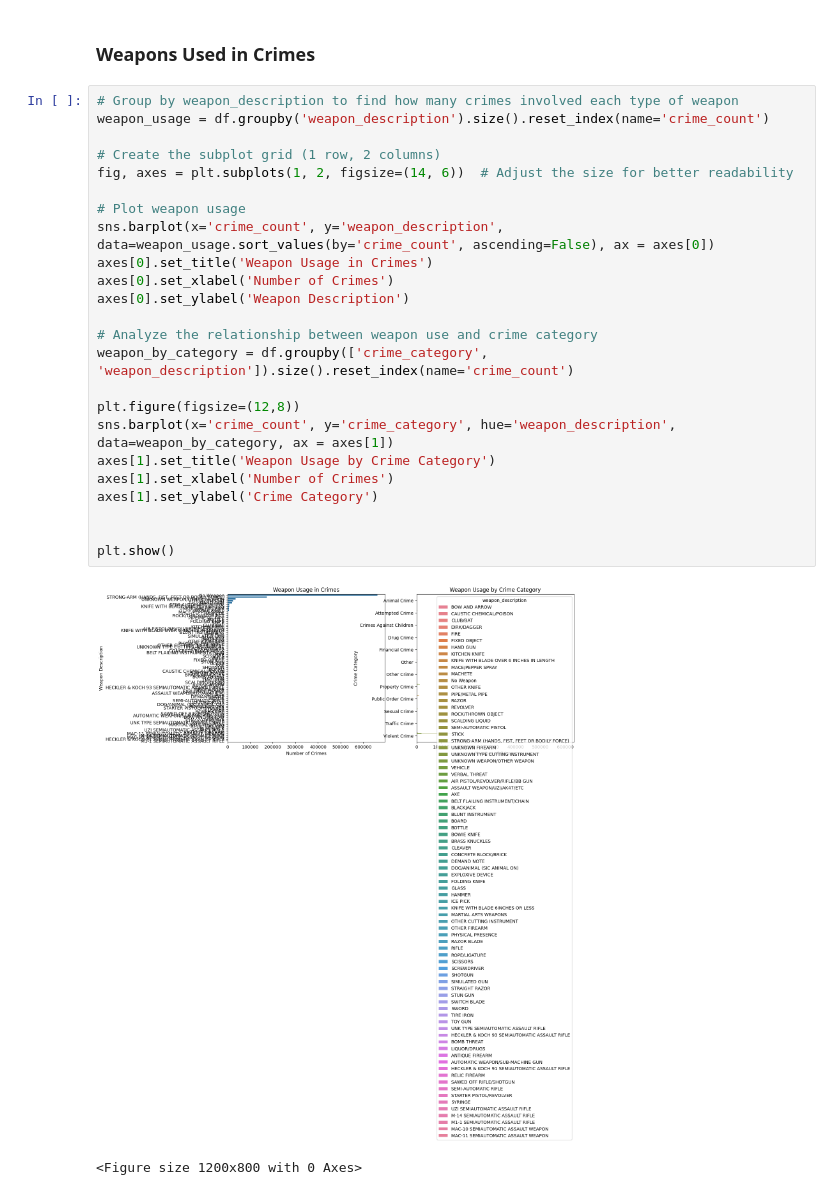
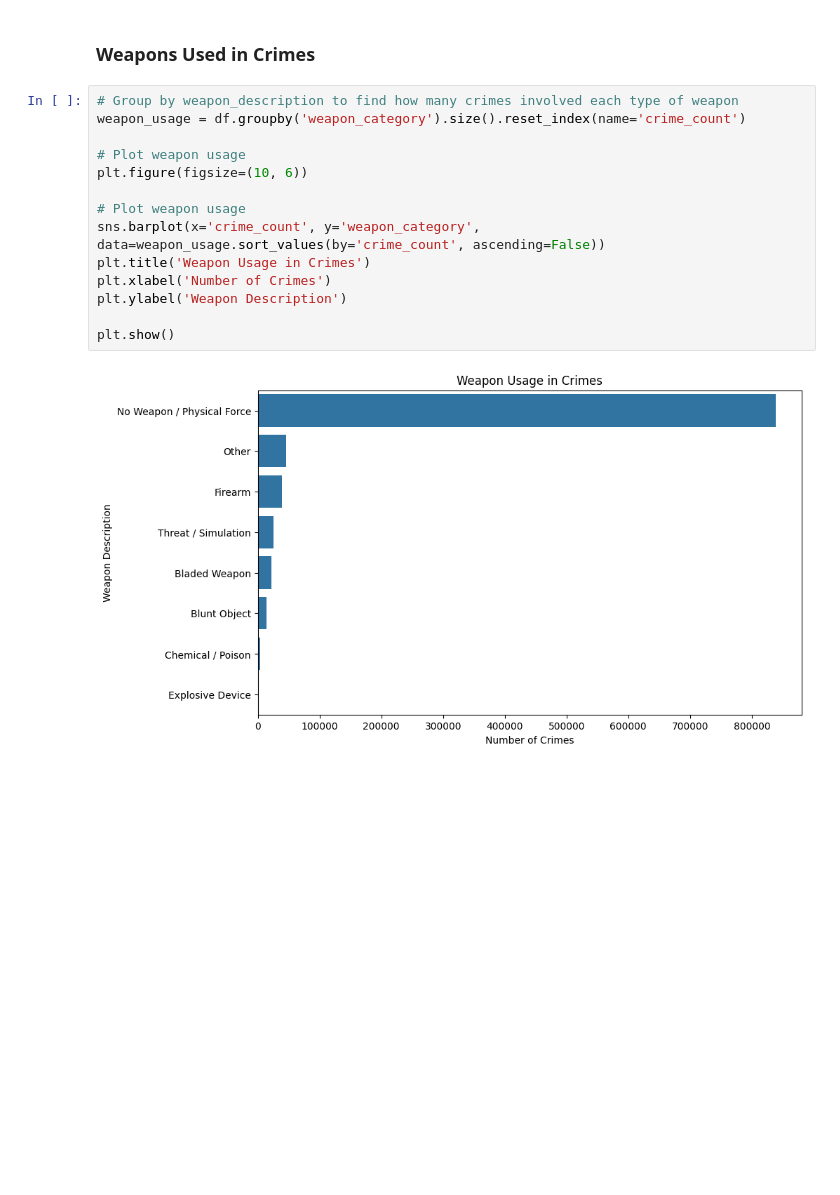
Before and after one commit to safoisgod/DataExploration, a Jupyter notebook: LAPD 2020 -2024 Crime Data Analysis/LAPD 2020 -2024 Crime Data Analysis.ipynb, the cells around one changed output. Saved outputs shown, nothing was run; the diff lists cells and outputs as text; blank space fills up the shorter version.

```diff
--- a/LAPD 2020 -2024 Crime Data Analysis/LAPD 2020 -2024 Crime Data Analysis.ipynb
+++ b/LAPD 2020 -2024 Crime Data Analysis/LAPD 2020 -2024 Crime Data Analysis.ipynb
@@ -646,28 +662,17 @@ plt.show()
 ### Weapons Used in Crimes
 # %%
 # Group by weapon_description to find how many crimes involved each type of weapon
-weapon_usage = df.groupby('weapon_description').size().reset_index(name='crime_count')
-
-# Create the subplot grid (1 row, 2 columns)
-fig, axes = plt.subplots(1, 2, figsize=(14, 6))  # Adjust the size for better readability
+weapon_usage = df.groupby('weapon_category').size().reset_index(name='crime_count')
 
 # Plot weapon usage
-sns.barplot(x='crime_count', y='weapon_description', data=weapon_usage.sort_values(by='crime_count', ascending=False), ax = axes[0])
-axes[0].set_title('Weapon Usage in Crimes')
-axes[0].set_xlabel('Number of Crimes')
-axes[0].set_ylabel('Weapon Description')
+plt.figure(figsize=(10, 6))
 
-# Analyze the relationship between weapon use and crime category
-weapon_by_category = df.groupby(['crime_category', 'weapon_description']).size().reset_index(name='crime_count')
-
-plt.figure(figsize=(12,8))
-sns.barplot(x='crime_count', y='crime_category', hue='weapon_description', data=weapon_by_category, ax = axes[1])
-axes[1].set_title('Weapon Usage by Crime Category')
-axes[1].set_xlabel('Number of Crimes')
-axes[1].set_ylabel('Crime Category')
-
+# Plot weapon usage
+sns.barplot(x='crime_count', y='weapon_category', data=weapon_usage.sort_values(by='crime_count', ascending=False))
+plt.title('Weapon Usage in Crimes')
+plt.xlabel('Number of Crimes')
+plt.ylabel('Weapon Description')
 
 plt.show()
 # %% [output]
-[figure, old version]
+[figure, new version]
-<Figure size 1200x800 with 0 Axes>
```
Also changed, not shown: parts of 17 cells of this notebook.
